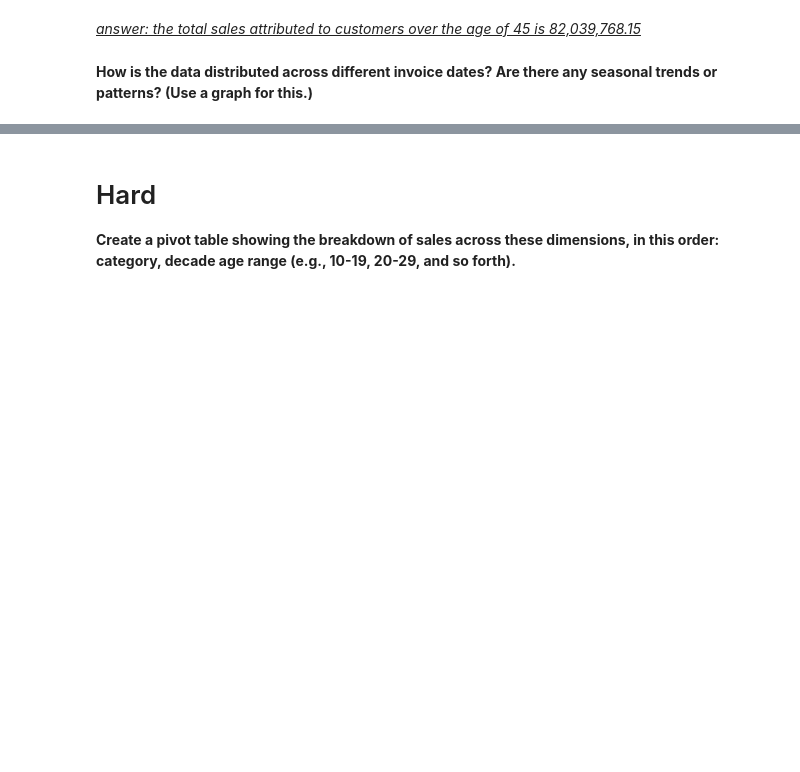
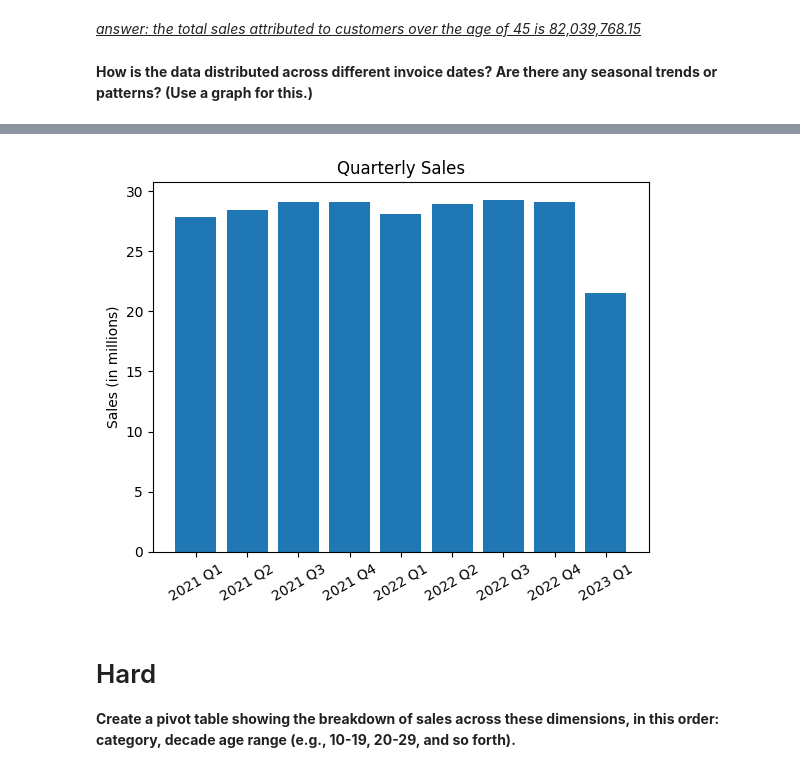
Before and after one commit to dygi-slay/dy-itm25, a Jupyter notebook: sales-data.ipynb, the cells around one changed output, grey strips where cells are left out. Saved outputs shown, nothing was run; the diff lists cells and outputs as text; code cells hidden in the pictures; blank space fills up the shorter version.

```diff
--- a/sales-data.ipynb
+++ b/sales-data.ipynb
@@ -128,5 +128,3 @@ merged.sort_values(by='invoice_date', ascending=True)
 merged['invoice_date'] = pd.to_datetime(merged['invoice_date'],format='mixed', dayfirst=True)
 
 date = merged['invoice_date']
-# %%
-merged.insert(14,'month',date.dt.month_name(),True)
@@ -144,3 +131,37 @@ plt.show()
+# %%
+merged['year'] = merged['invoice_date'].dt.year
+# %%
+import matplotlib.pyplot as plt
+
+year_list = merged['year'].unique().tolist()
+year_list.sort()
+quarterly_sales_by_year = []
+quarterly_sales = []
+quarters = ['Q1','Q2','Q3','Q4']
+num_quarters = []
+x_axis = []
+
+for year in year_list:
+    quarterly_sales_by_year.append(list(merged.loc[merged['year'] == year].groupby(merged.invoice_date.dt.quarter)['total_price'].sum()/1000000))
+    quarterly_sales.extend(list(merged.loc[merged['year'] == year].groupby(merged.invoice_date.dt.quarter)['total_price'].sum()/1000000))
+
+for i in range(3):
+    num_quarters.append(len(quarterly_sales_by_year[i]))
+
+for year, num_quarter in zip(year_list, num_quarters):
+    for quarter in range(1, num_quarter + 1):
+        x_axis.append(f"{year} Q{quarter}")
+
+fig, ax = plt.subplots()
+
+ax.bar(x_axis, quarterly_sales)
+
+ax.set_ylabel('Sales (in millions)')
+ax.set_title('Quarterly Sales')
+plt.xticks(rotation=30)
+plt.show()
+# %% [output]
+[figure, added]
 # %% [markdown]
 
 # Hard
```
Also changed, not shown: parts of 4 cells of this notebook.
